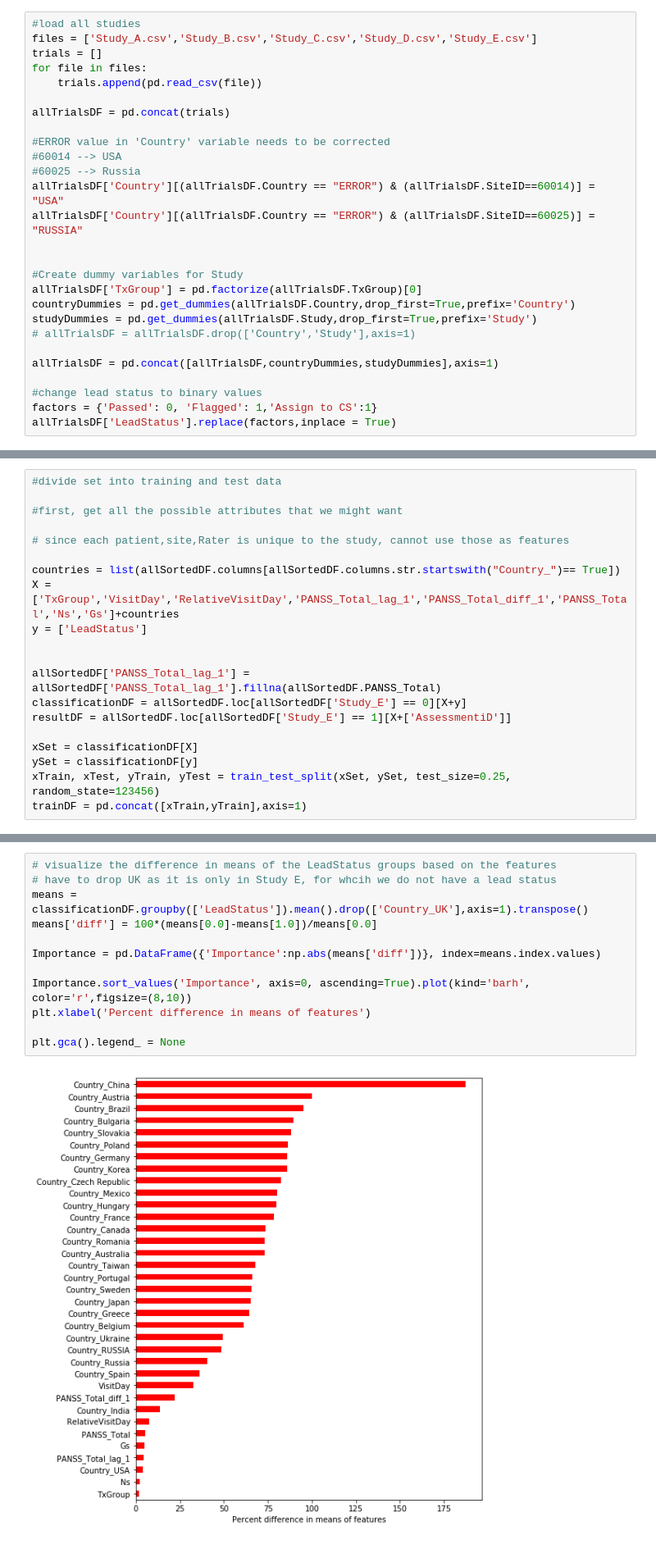
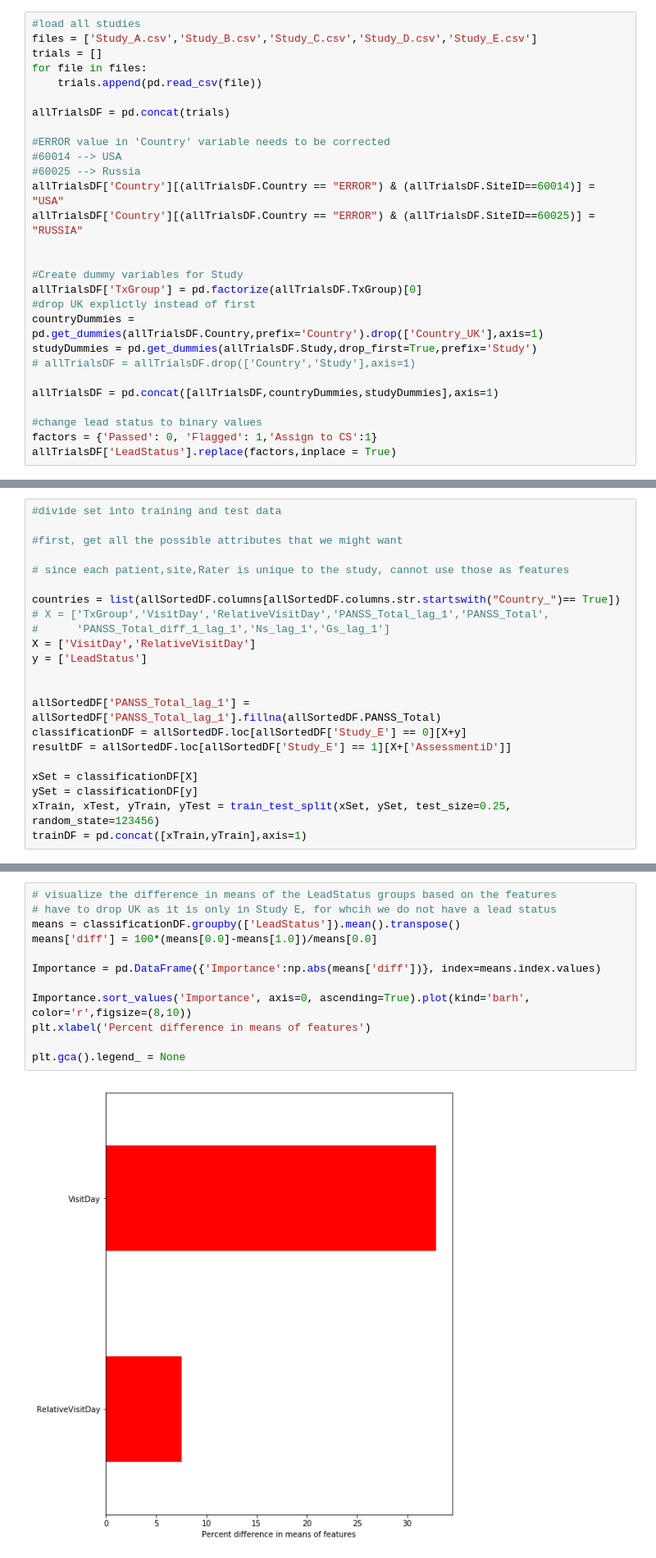
Before and after one commit to wasehahmad/PANSS-Trial-Analysis, a Jupyter notebook: panss_analysis_notebook.ipynb, the cells around one changed output, grey strips where cells are left out. Shown at 82% size. Saved outputs shown, nothing was run; the diff lists cells and outputs as text.

Commit message:
only two vars, visit day and rel visit day

```diff
--- a/panss_analysis_notebook.ipynb
+++ b/panss_analysis_notebook.ipynb
@@ -69,7 +69,8 @@ allTrialsDF['Country'][(allTrialsDF.Country == "ERROR") & (allTrialsDF.SiteID==6
 
 #Create dummy variables for Study
 allTrialsDF['TxGroup'] = pd.factorize(allTrialsDF.TxGroup)[0]
-countryDummies = pd.get_dummies(allTrialsDF.Country,drop_first=True,prefix='Country')
+#drop UK explictly instead of first
+countryDummies = pd.get_dummies(allTrialsDF.Country,prefix='Country').drop(['Country_UK'],axis=1)
 studyDummies = pd.get_dummies(allTrialsDF.Study,drop_first=True,prefix='Study')
 # allTrialsDF = allTrialsDF.drop(['Country','Study'],axis=1)
 
@@ -479,7 +480,9 @@ RaterID:False
 # since each patient,site,Rater is unique to the study, cannot use those as features
 
 countries = list(allSortedDF.columns[allSortedDF.columns.str.startswith("Country_")== True])
-X = ['TxGroup','VisitDay','RelativeVisitDay','PANSS_Total_lag_1','PANSS_Total_diff_1','PANSS_Total','Ns','Gs']+countries
+# X = ['TxGroup','VisitDay','RelativeVisitDay','PANSS_Total_lag_1','PANSS_Total',
+#      'PANSS_Total_diff_1_lag_1','Ns_lag_1','Gs_lag_1']
+X = ['VisitDay','RelativeVisitDay']
 y = ['LeadStatus']
 
 
@@ -519,15 +532,15 @@ plt.show()
 # %%
 # visualize the difference in means of the LeadStatus groups based on the features
 # have to drop UK as it is only in Study E, for whcih we do not have a lead status
-means = classificationDF.groupby(['LeadStatus']).mean().drop(['Country_UK'],axis=1).transpose()
+means = classificationDF.groupby(['LeadStatus']).mean().transpose()
 means['diff'] = 100*(means[0.0]-means[1.0])/means[0.0]
 
 Importance = pd.DataFrame({'Importance':np.abs(means['diff'])}, index=means.index.values)
 
 Importance.sort_values('Importance', axis=0, ascending=True).plot(kind='barh', color='r',figsize=(8,10))
 plt.xlabel('Percent difference in means of features')
 
 plt.gca().legend_ = None
 # %% [output]
-[figure, old version]
+[figure, new version]
 # %%
```
Also changed, not shown: parts of 20 cells of this notebook, 1 other file.
